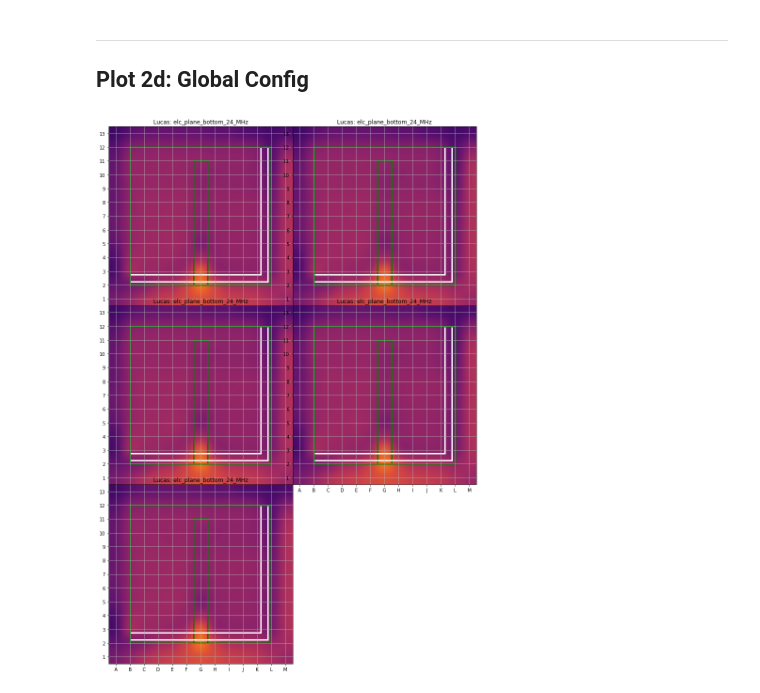
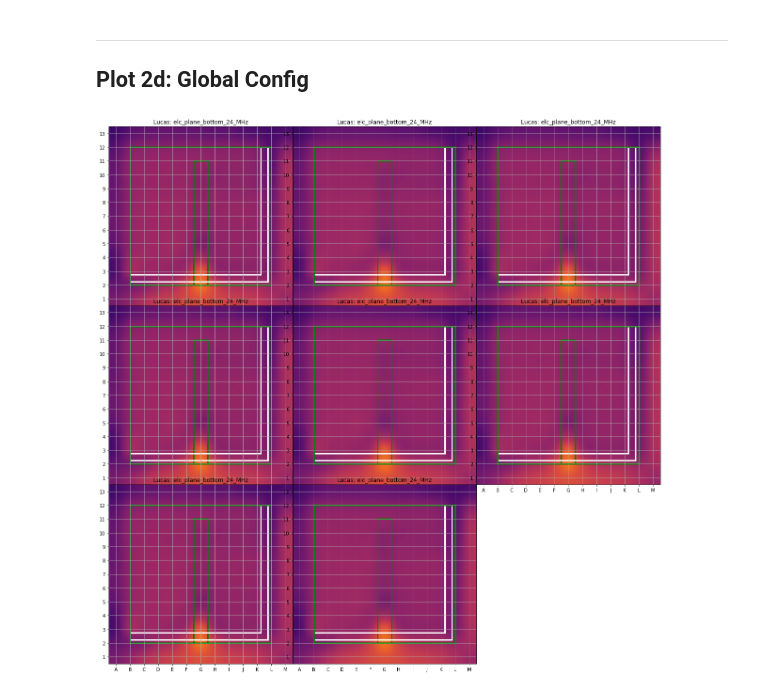
Before and after one commit to lsmanoel/CEM_4, a Jupyter notebook: 2d_compare_ALL_top_bottom.ipynb, the cells around one changed output. Saved outputs shown, nothing was run; the diff lists cells and outputs as text; code cells hidden in the pictures.

```diff
--- a/2d_compare_ALL_top_bottom.ipynb
+++ b/2d_compare_ALL_top_bottom.ipynb
@@ -59,7 +59,11 @@ plane_list.append(plane)
 plane_list.append(plane)
 plane_list.append(plane)
 plane_list.append(plane)
+
 plane_list.append(plane)
+plane_list.append(plane)
+plane_list.append(plane)
+plane_list.append(plane)
 # %%
 import numpy as np
 import pandas as pd
@@ -95,10 +99,11 @@ import matplotlib.patches as patches
 import numpy as np
 
 #===============================================================================
-subplot_nrows = int(len(plane_list)/2)+int(len(plane_list)%2)
-subplot_ncols = 2
+subplot_ncols = 3
+subplot_nrows = int(len(plane_list)/subplot_ncols)+int(len(plane_list)%subplot_ncols)
 
-fig = plt.figure(figsize = (14, subplot_nrows*7))
+
+fig = plt.figure(figsize = (subplot_ncols*7, subplot_nrows*7))
 
 ax = [fig.add_subplot(subplot_nrows,
                       subplot_ncols,
@@ -120,31 +125,31 @@ for index, plane in enumerate(plane_list):
 
   ax[index].set_xticks(np.arange(cube_range[0], cube_range[1],1))
   ax[index].set_yticks(np.arange(cube_range[0], cube_range[1],1))
 
   ax[index].xaxis.set_major_formatter(xticks_formatter)
   ax[index].yaxis.set_major_formatter(yticks_formatter)
 
   ax[index].grid(True)
 
   ax[index].set_aspect('auto')
 
   # ------------------------------------------------------------------------------
   # EUT Layout
   gap = patches.Rectangle(np.array(gap_layout[:2]),
                           gap_layout[2],
                           gap_layout[3],
                           linewidth=3,
                           edgecolor='g',
                           facecolor='none')
   ax[index].add_patch(gap)
 
   L_layout = [[1, 1.25], [10.75, 1.25], [10.75, 11], [10.25, 11], [10.25, 1.75], [1, 1.75]]
   L = patches.Polygon(np.array(L_layout),lw=3, ec='w',fc='none')
   ax[index].add_patch(L)
 
   edge = patches.Rectangle((1,1),10,10,linewidth=3,edgecolor='g',facecolor='none')
   ax[index].add_patch(edge)
 
 fig.subplots_adjust(wspace=0, hspace=0)
 # %% [output]
-[figure, old version]
+[figure, new version]
```
